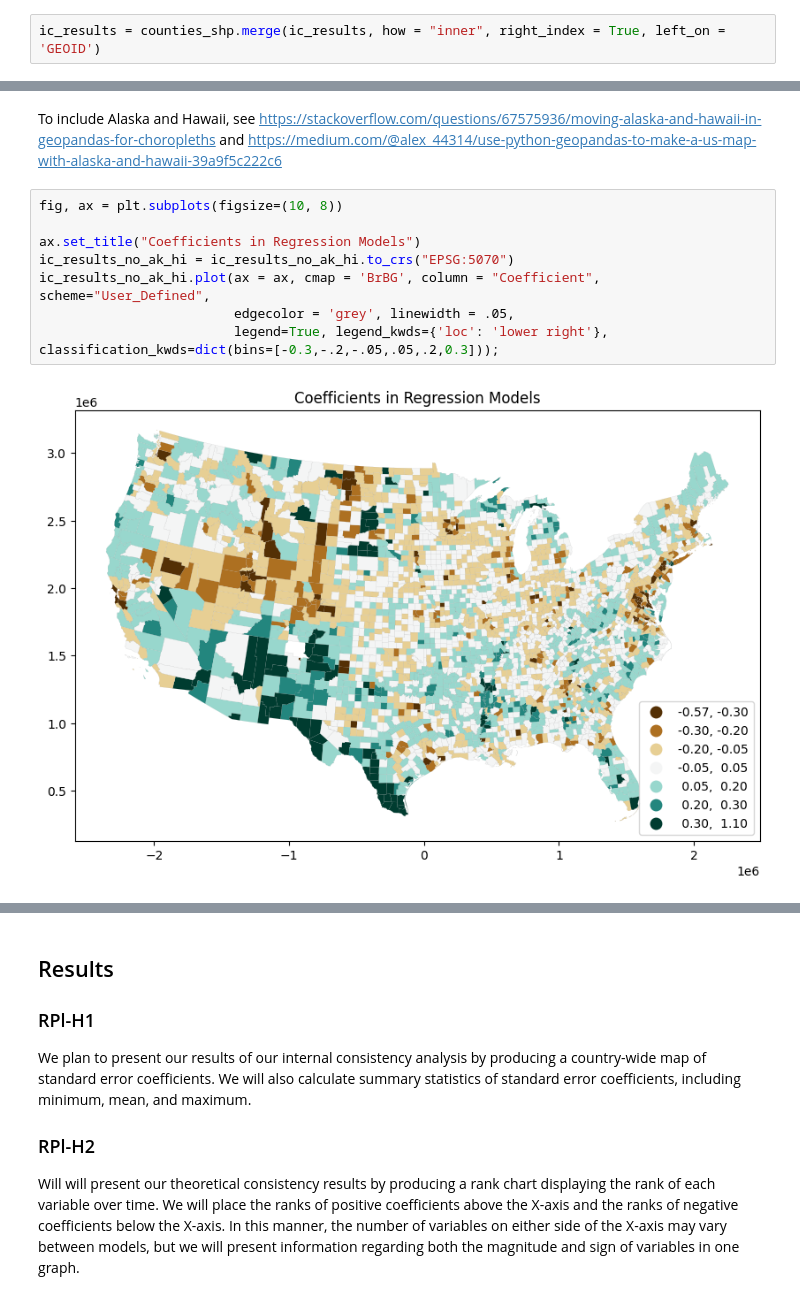
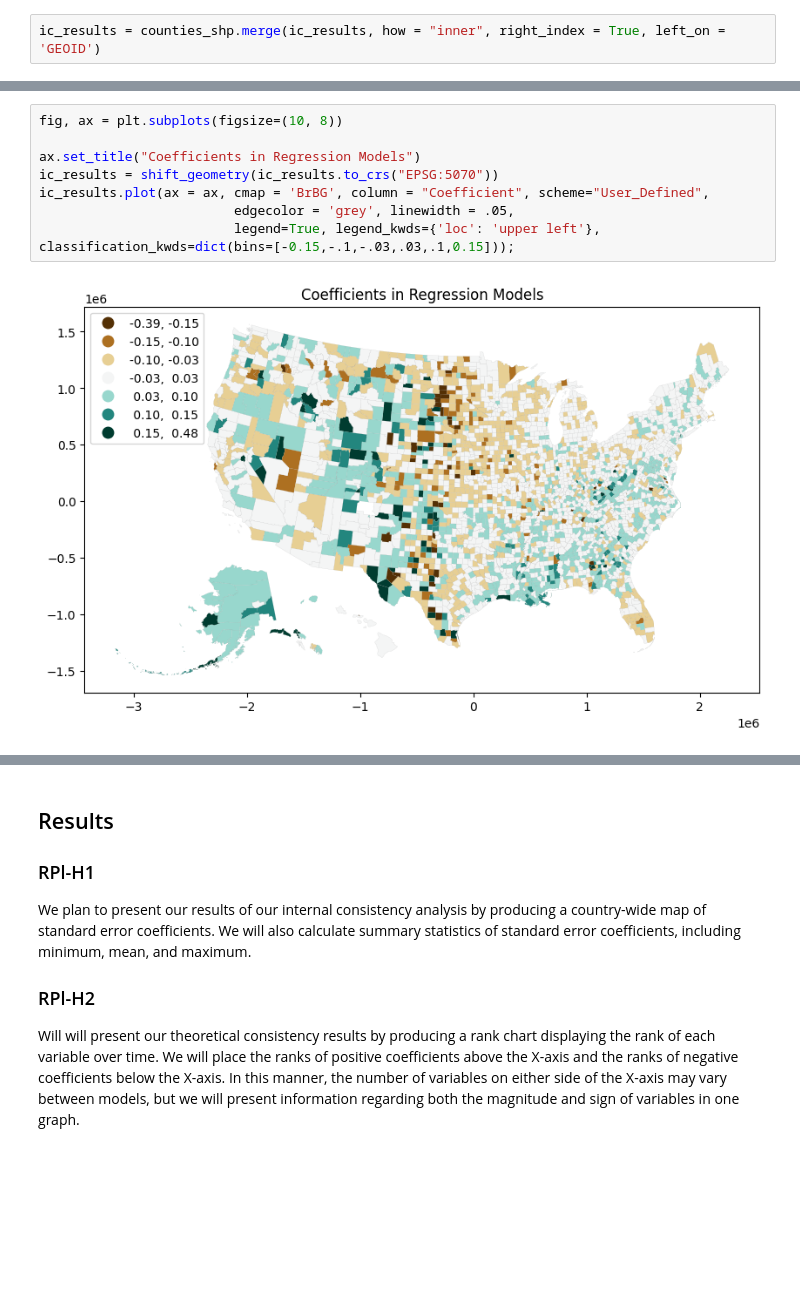
Before and after one commit to HEGSRR/RPl-Spielman-2020, a Jupyter notebook: procedure/code/RPl-Spielman-2020.ipynb, the cells around one changed output, grey strips where cells are left out. Saved outputs shown, nothing was run; the diff lists cells and outputs as text; blank space fills up the shorter version.

```diff
--- a/procedure/code/RPl-Spielman-2020.ipynb
+++ b/procedure/code/RPl-Spielman-2020.ipynb
@@ -904,15 +880,13 @@ ic_results_no_ak_hi
-# %% [markdown]
-To include Alaska and Hawaii, see https://stackoverflow.com/questions/67575936/moving-alaska-and-hawaii-in-geopandas-for-choropleths and https://medium.com/@alex_44314/use-python-geopandas-to-make-a-us-map-with-alaska-and-hawaii-39a9f5c222c6
-# %%
-fig, ax = plt.subplots(figsize=(10, 8))
-
-ax.set_title("Coefficients in Regression Models")
-ic_results_no_ak_hi = ic_results_no_ak_hi.to_crs("EPSG:5070")
-ic_results_no_ak_hi.plot(ax = ax, cmap = 'BrBG', column = "Coefficient", scheme="User_Defined",
-                         edgecolor = 'grey', linewidth = .05,
-                         legend=True, legend_kwds={'loc': 'lower right'}, classification_kwds=dict(bins=[-0.3,-.2,-.05,.05,.2,0.3]));
-# %% [output]
-[figure, removed]
+# %%
+fig, ax = plt.subplots(figsize=(10, 8))
+
+ax.set_title("Coefficients in Regression Models")
+ic_results = shift_geometry(ic_results.to_crs("EPSG:5070"))
+ic_results.plot(ax = ax, cmap = 'BrBG', column = "Coefficient", scheme="User_Defined",
+                         edgecolor = 'grey', linewidth = .05,
+                         legend=True, legend_kwds={'loc': 'upper left'}, classification_kwds=dict(bins=[-0.15,-.1,-.03,.03,.1,0.15]));
+# %% [output]
+[figure, added]
 # %%
 fig, ax = plt.subplots(figsize=(10, 8))
 
```
Also changed, not shown: parts of 17 cells of this notebook.
